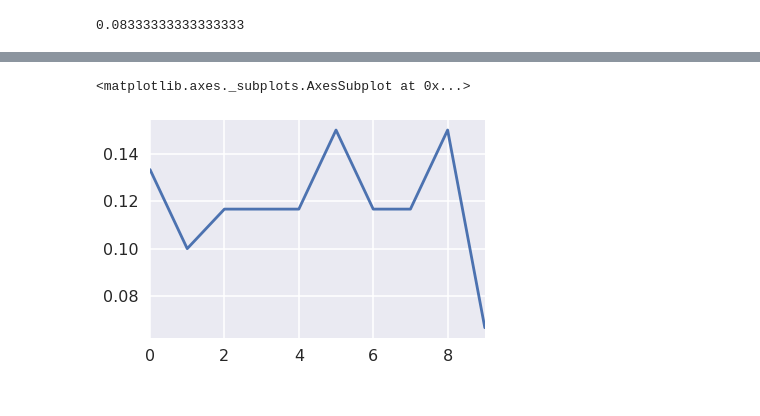
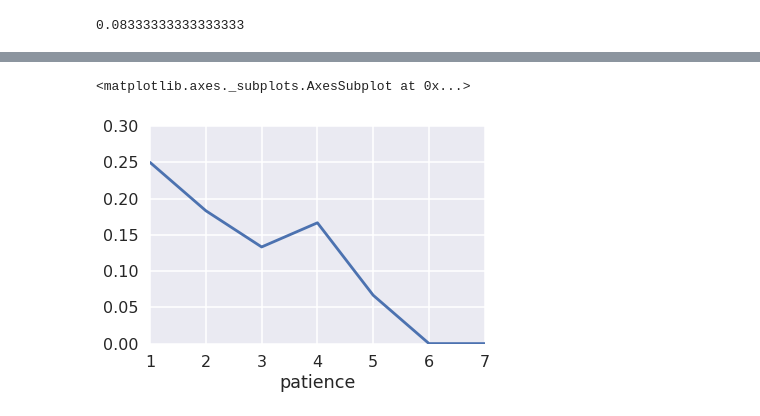
Before and after one commit to effa/iv109, a Jupyter notebook: 2018-05-17.ipynb, the cells around one changed output, grey strips where cells are left out. Cells and saved outputs as stored; diff of their text form; code cells hidden in the pictures.

```diff
--- a/2018-05-17.ipynb
+++ b/2018-05-17.ipynb
@@ -77,6 +77,15 @@ df.result.plot()
-# %%
-df = pd.DataFrame({'noise': noises, 'result': results})
-df.result.plot()
-# %% [output]
-<matplotlib.axes._subplots.AxesSubplot at 0x...>
-[figure, removed]
+# %%
+patiences = list(range(1, 8))
+results = [
+    evaluate_system(
+        n_iters_system=200,
+        n_students=100,
+        patience=patience,
+        noise=0.2,
+        proxy_objective=proxy_objective_effective_tasks)
+    for patience in patiences]
+df = pd.DataFrame({'patience': patiences, 'result': results})
+df.set_index('patience').result.plot(ylim=(0,0.3))
+# %% [output]
+<matplotlib.axes._subplots.AxesSubplot at 0x...>
+[figure, added]
```
Also changed, not shown: parts of 5 cells of this notebook, 3 other files.
